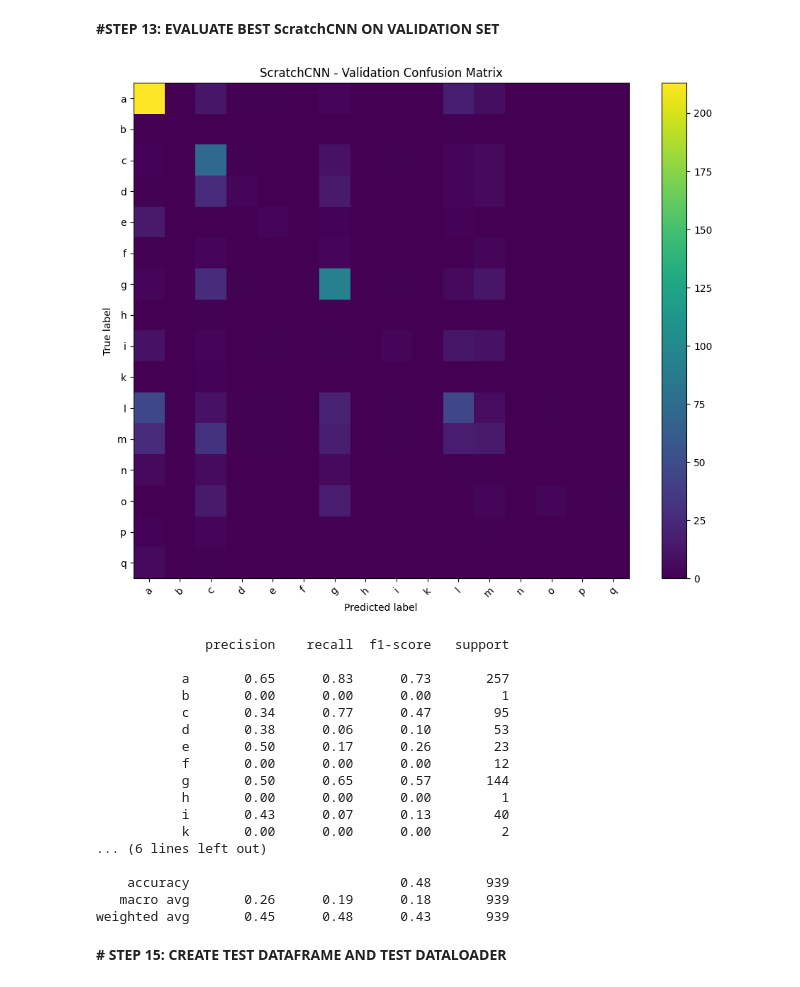
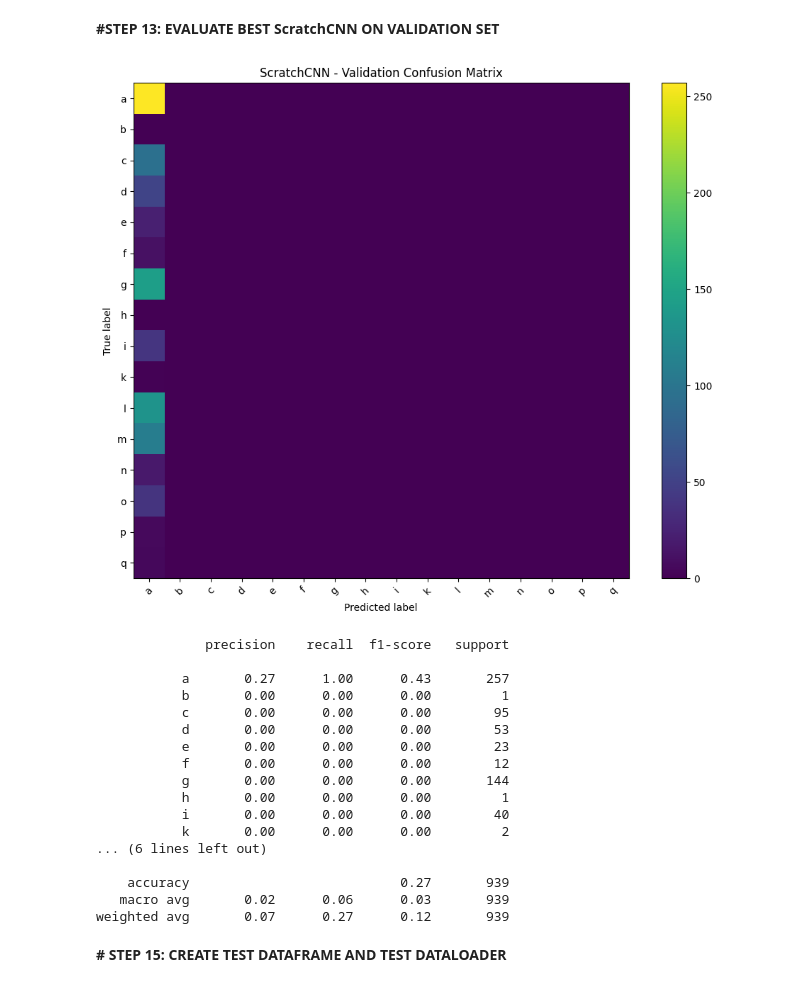
Before and after one commit to subudear/deep-learning, a Jupyter notebook: assignment1/scratch_class_weight_loss.ipynb, the cells around one changed output. Cells and saved outputs as stored; diff of their text form; code cells hidden in the pictures.

```diff
--- a/assignment1/scratch_class_weight_loss.ipynb
+++ b/assignment1/scratch_class_weight_loss.ipynb
@@ -217,0 +220,21 @@ label_to_idx: {'a': 0, 'b': 1, 'c': 2, 'd': 3, 'e': 4, 'f': 5, 'g': 6, 'h': 7, '
+# %%
+all_class_indices = list(range(len(label_to_idx)))
+
+class_counts = (
+    train_split_df["label_idx"]
+    .value_counts()
+    .reindex(all_class_indices, fill_value=0)
+    .sort_index()
+)
+
+print("Class counts:")
+print(class_counts)
+
+safe_counts = class_counts.replace(0, 1)
+counts_tensor = torch.tensor(safe_counts.values, dtype=torch.float)
+
+class_weights = 1.0 / counts_tensor
+class_weights = class_weights / class_weights.sum() * len(class_weights)
+class_weights = class_weights.to(device)
+
+print("Class weights:", class_weights)
@@ -361,7 +402,7 @@ Device: cuda
 # We use this because:
 #   - this is a multi-class classification task
 #   - only one class is correct for each image
-scratch_criterion = nn.CrossEntropyLoss()
+scratch_criterion =  nn.CrossEntropyLoss(weight=class_weights)
 
 # Adam is the optimizer that updates the model's weights during training.
 # After loss is computed, backpropagation calculates gradients.
@@ -415,7 +456,7 @@ Parameter Group 0
 **# STEP 12: train ScratchCNN using scratch_train_loader and scratch_val_loader**
 # %%
 # Path where the best ScratchCNN model will be saved
-scratch_best_path = "/content/drive/MyDrive/scratchcnn_best.pth"
+scratch_best_path = "/content/drive/MyDrive/scratchcnn_B_weightedloss_best.pth"
 
 # Keep track of the best validation accuracy seen so far
 best_scratch_val_acc = 0.0
@@ -567,7 +608,7 @@ scratch_model = ScratchCNN(num_classes=len(label_to_idx))
 scratch_model = scratch_model.to(device)
 
 # Load the best saved ScratchCNN model
-checkpoint_path = "/content/drive/MyDrive/scratchcnn_best.pth"
+checkpoint_path = "/content/drive/MyDrive/scratchcnn_B_weightedloss_best.pth"
 checkpoint = torch.load(checkpoint_path, map_location=device)
 scratch_model.load_state_dict(checkpoint["model_state_dict"])
 
@@ -587,51 +628,51 @@ with torch.no_grad():
 
         all_true.extend(labels.cpu().numpy())
         all_pred.extend(preds.cpu().numpy())
 
 # Build confusion matrix
 cm = confusion_matrix(all_true, all_pred)
 
 plt.figure(figsize=(10, 8))
 plt.imshow(cm, interpolation="nearest")
 plt.title("ScratchCNN - Validation Confusion Matrix")
 plt.colorbar()
 
 class_names = [idx_to_label[i] for i in range(len(idx_to_label))]
 tick_marks = np.arange(len(class_names))
 plt.xticks(tick_marks, class_names, rotation=45)
 plt.yticks(tick_marks, class_names)
 
 plt.xlabel("Predicted label")
 plt.ylabel("True label")
 plt.tight_layout()
 plt.show()
 
 # Print classification report
 print(classification_report(
     all_true,
     all_pred,
     target_names=class_names,
     zero_division=0
 ))
 # %% [output]
-[figure, old version]
+[figure, new version]
               precision    recall  f1-score   support
 
-           a       0.65      0.83      0.73       257
+           a       0.27      1.00      0.43       257
            b       0.00      0.00      0.00         1
-           c       0.34      0.77      0.47        95
-           d       0.38      0.06      0.10        53
-           e       0.50      0.17      0.26        23
+           c       0.00      0.00      0.00        95
+           d       0.00      0.00      0.00        53
+           e       0.00      0.00      0.00        23
            f       0.00      0.00      0.00        12
-           g       0.50      0.65      0.57       144
+           g       0.00      0.00      0.00       144
            h       0.00      0.00      0.00         1
-           i       0.43      0.07      0.13        40
+           i       0.00      0.00      0.00        40
            k       0.00      0.00      0.00         2
 ... (6 lines left out)
 
-    accuracy                           0.48       939
-   macro avg       0.26      0.19      0.18       939
-weighted avg       0.45      0.48      0.43       939
+    accuracy                           0.27       939
+   macro avg       0.02      0.06      0.03       939
+weighted avg       0.07      0.27      0.12       939
 # %% [markdown]
 **# STEP 15: CREATE TEST DATAFRAME AND TEST DATALOADER**
 # %%
```
Also changed, not shown: parts of 5 cells of this notebook.
